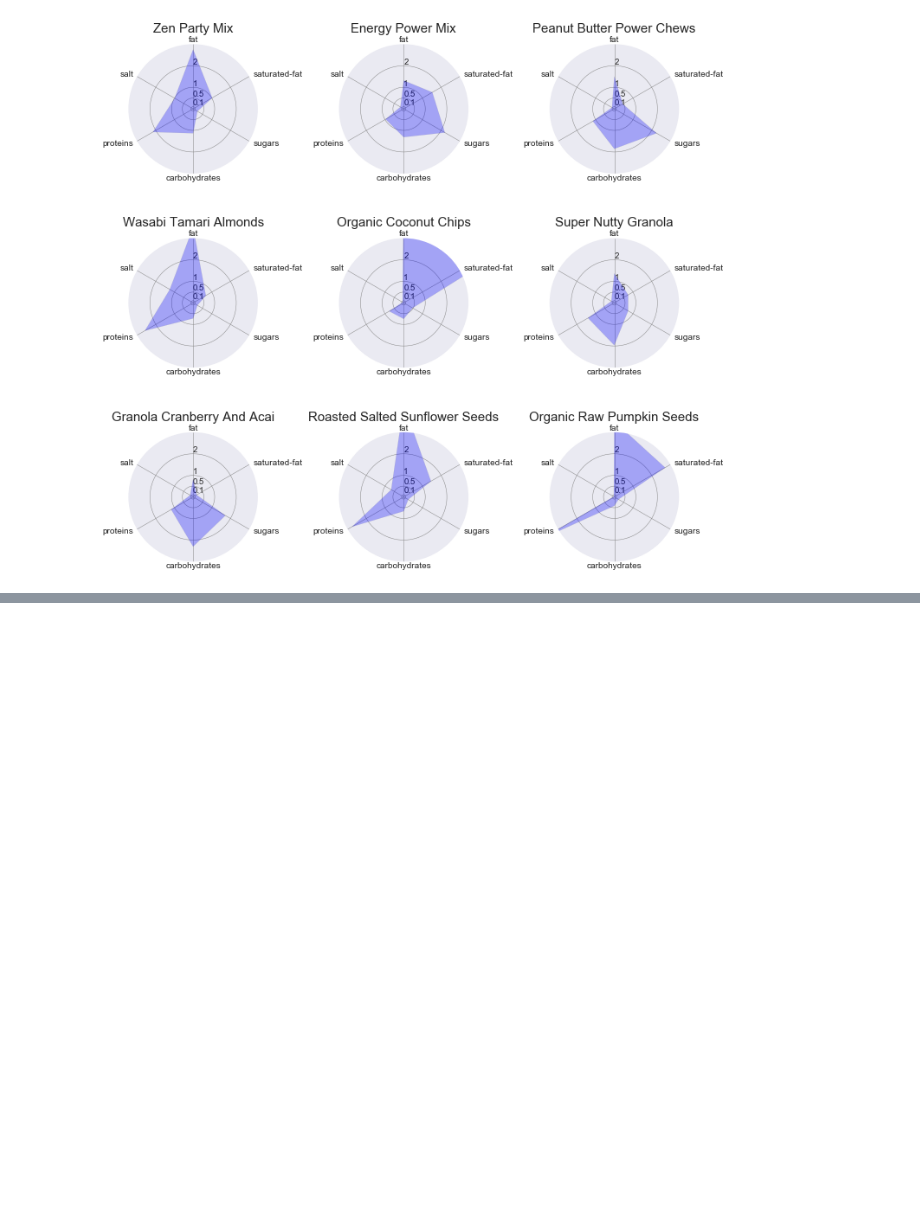
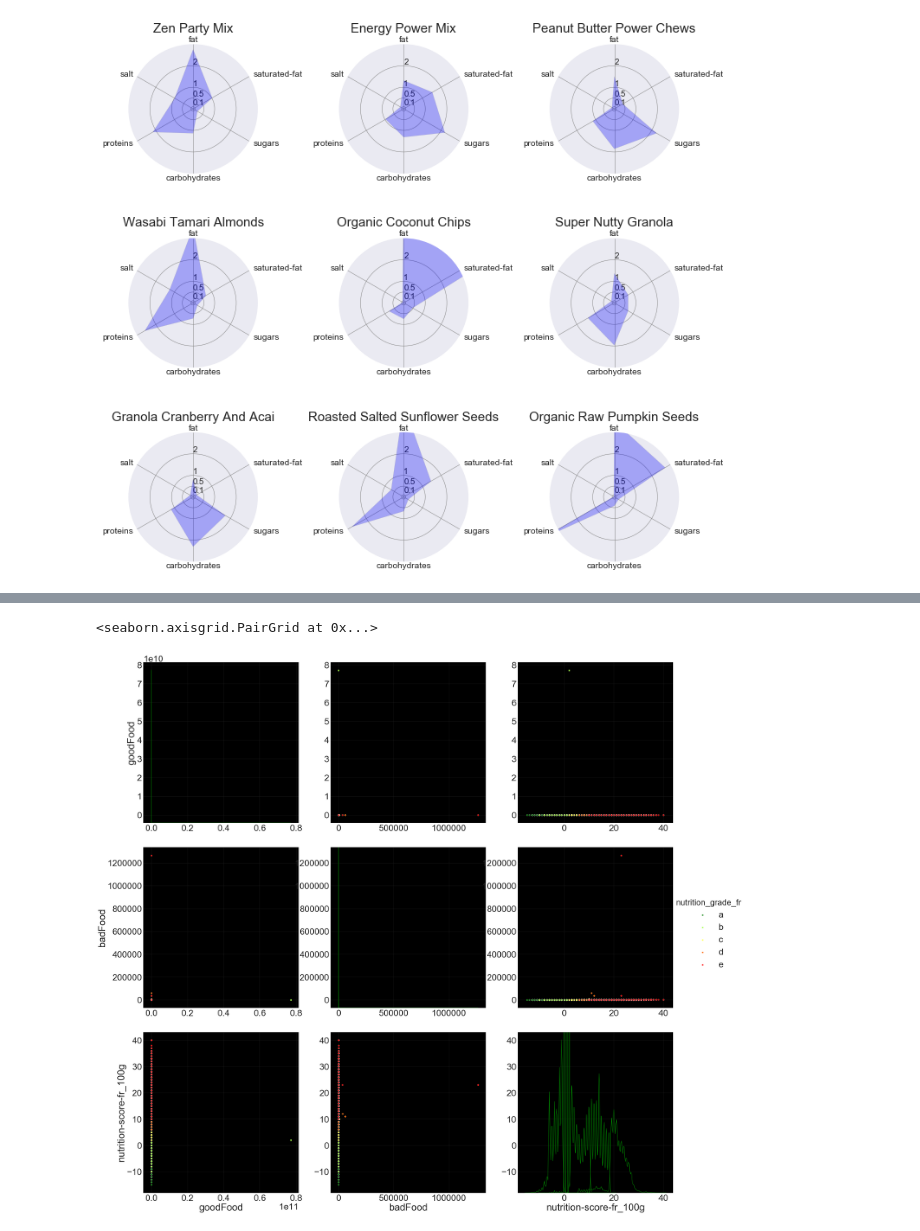
Before and after one commit to jazzyjzou/ml_team, a Jupyter notebook: ml_final.ipynb, the cells around one changed output, grey strips where cells are left out. Cells and saved outputs as stored; diff of their text form; code cells hidden in the pictures; blank space fills up the shorter version.

```diff
--- a/ml_final.ipynb
+++ b/ml_final.ipynb
@@ -485,0 +587,11 @@ plt.show()
+# %%
+#check correlation between the new variables and nutritional score
+sns.set(font_scale=4)
+flatui = ["green", "#99FF33", "#FFFF33", "#FF6600", "#FF0000"]
+plt.rcParams['axes.facecolor'] = 'black'
+plt.rc('grid', color='#202020')
+sns.pairplot(Dnutri_Nano[["goodFood","badFood","nutrition-score-fr_100g","nutrition_grade_fr"]],
+             hue="nutrition_grade_fr", diag_kind="kde",size =12, palette=flatui)
+# %% [output]
+<seaborn.axisgrid.PairGrid at 0x...>
+[figure, added]
```
Also changed, not shown: parts of 31 cells of this notebook.
